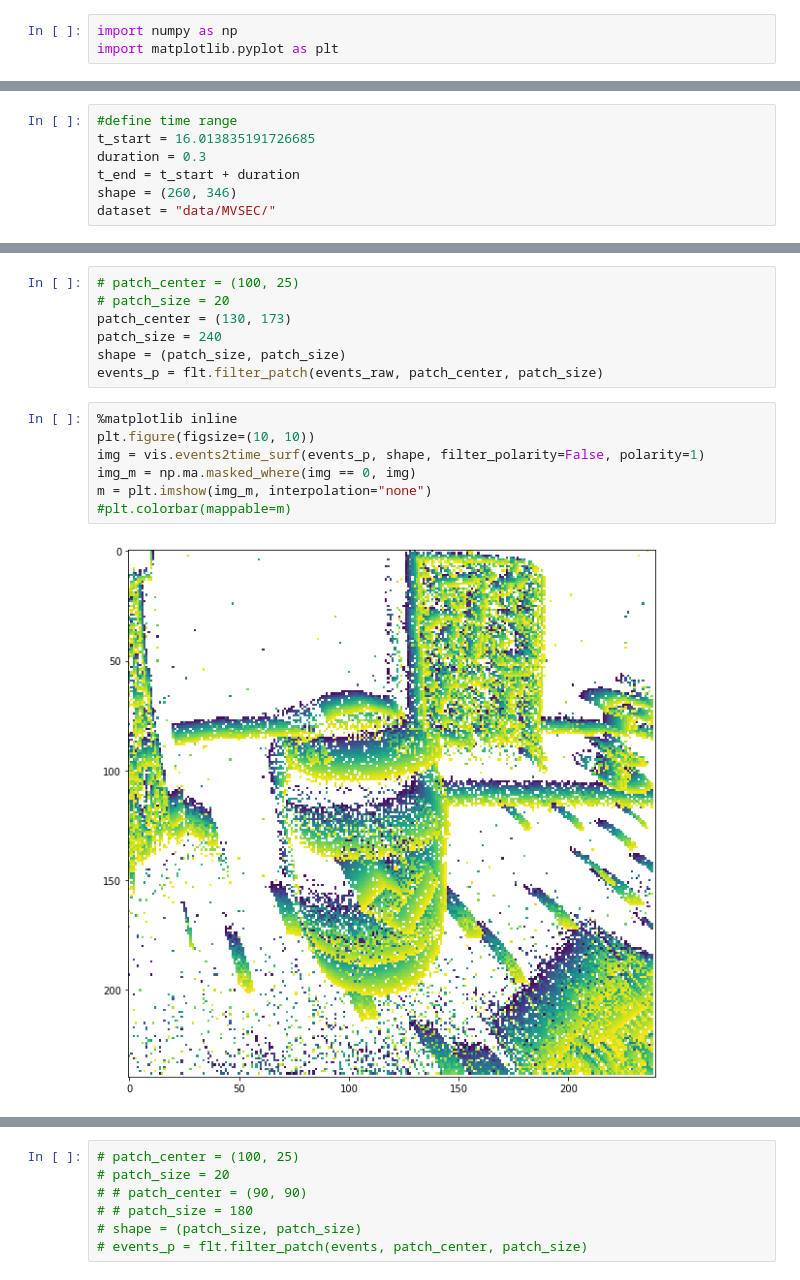
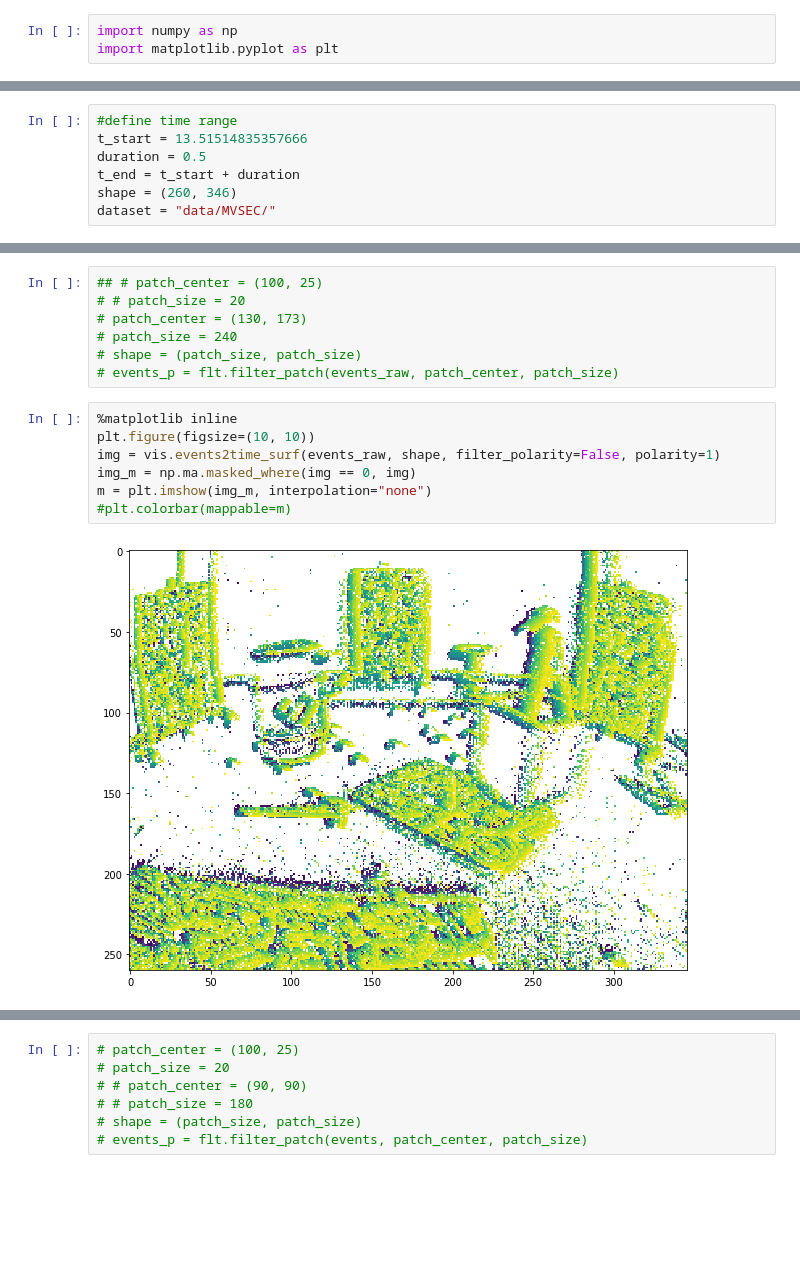
Before and after one commit to stefanochi/depth, a Jupyter notebook: pure_python_evaluation/time_filtering/evaluation/6dof/mvsec.ipynb, the cells around one changed output, grey strips where cells are left out. Cells and saved outputs as stored; diff of their text form; blank space fills up the shorter version.

```diff
--- a/pure_python_evaluation/time_filtering/evaluation/6dof/mvsec.ipynb
+++ b/pure_python_evaluation/time_filtering/evaluation/6dof/mvsec.ipynb
@@ -29,7 +30,7 @@ The autoreload extension is already loaded. To reload it, use:
 # %%
 #define time range
-t_start = 16.013835191726685
-duration = 0.3
+t_start = 13.51514835357666
+duration = 0.5
 t_end = t_start + duration
 shape = (260, 346)
 dataset = "data/MVSEC/"
@@ -52,17 +53,17 @@ m = plt.imshow(img_m, interpolation="none")
-# %%
-# patch_center = (100, 25)
-# patch_size = 20
-patch_center = (130, 173)
-patch_size = 240
-shape = (patch_size, patch_size)
-events_p = flt.filter_patch(events_raw, patch_center, patch_size)
+# %%
+## # patch_center = (100, 25)
+# # patch_size = 20
+# patch_center = (130, 173)
+# patch_size = 240
+# shape = (patch_size, patch_size)
+# events_p = flt.filter_patch(events_raw, patch_center, patch_size)
 # %%
 %matplotlib inline
 plt.figure(figsize=(10, 10))
-img = vis.events2time_surf(events_p, shape, filter_polarity=False, polarity=1)
+img = vis.events2time_surf(events_raw, shape, filter_polarity=False, polarity=1)
 img_m = np.ma.masked_where(img == 0, img)
 m = plt.imshow(img_m, interpolation="none")
 #plt.colorbar(mappable=m)
 # %% [output]
-[figure, old version]
+[figure, new version]
 # %%
```
Also changed, not shown: parts of 41 cells of this notebook, 39 other files.
